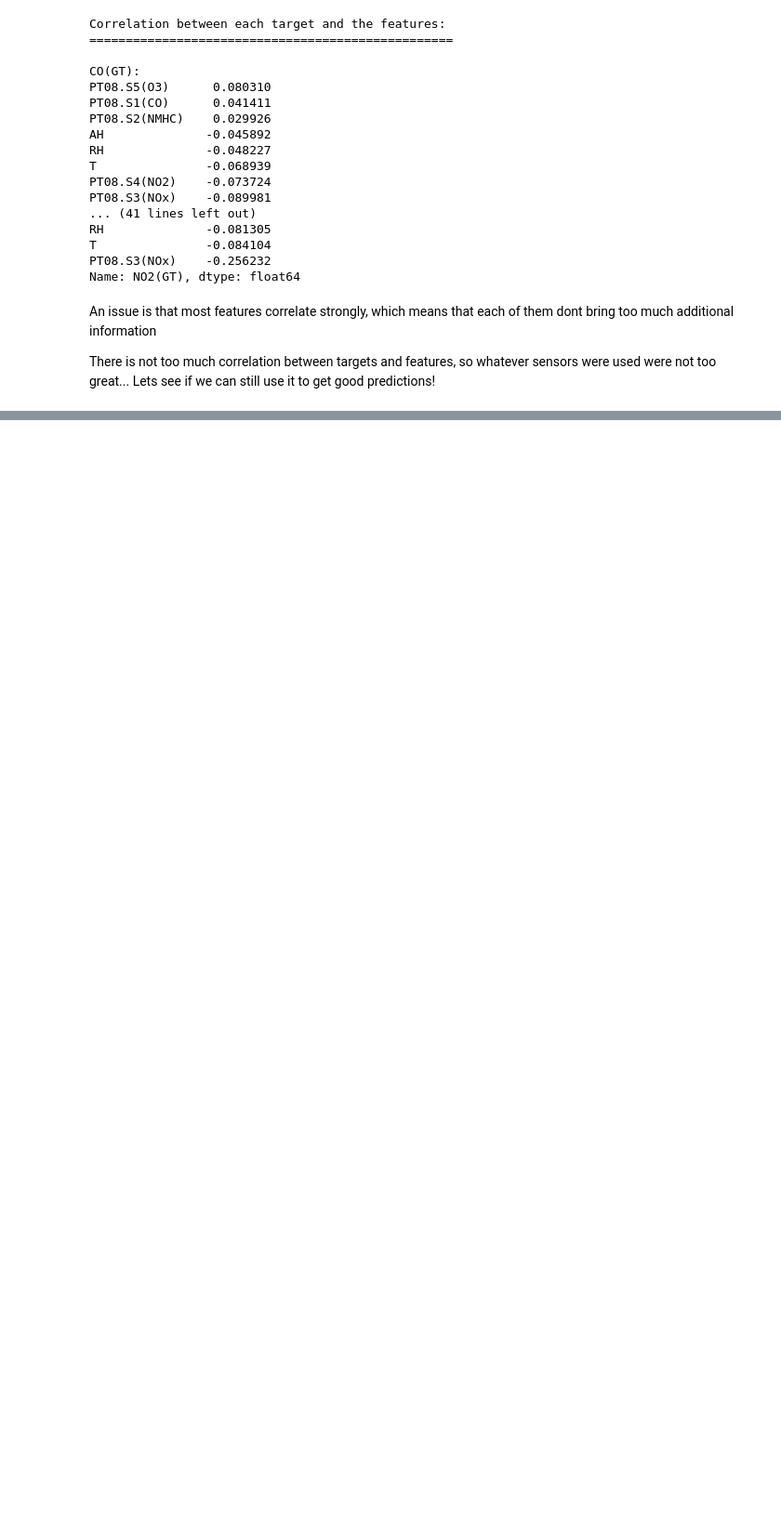
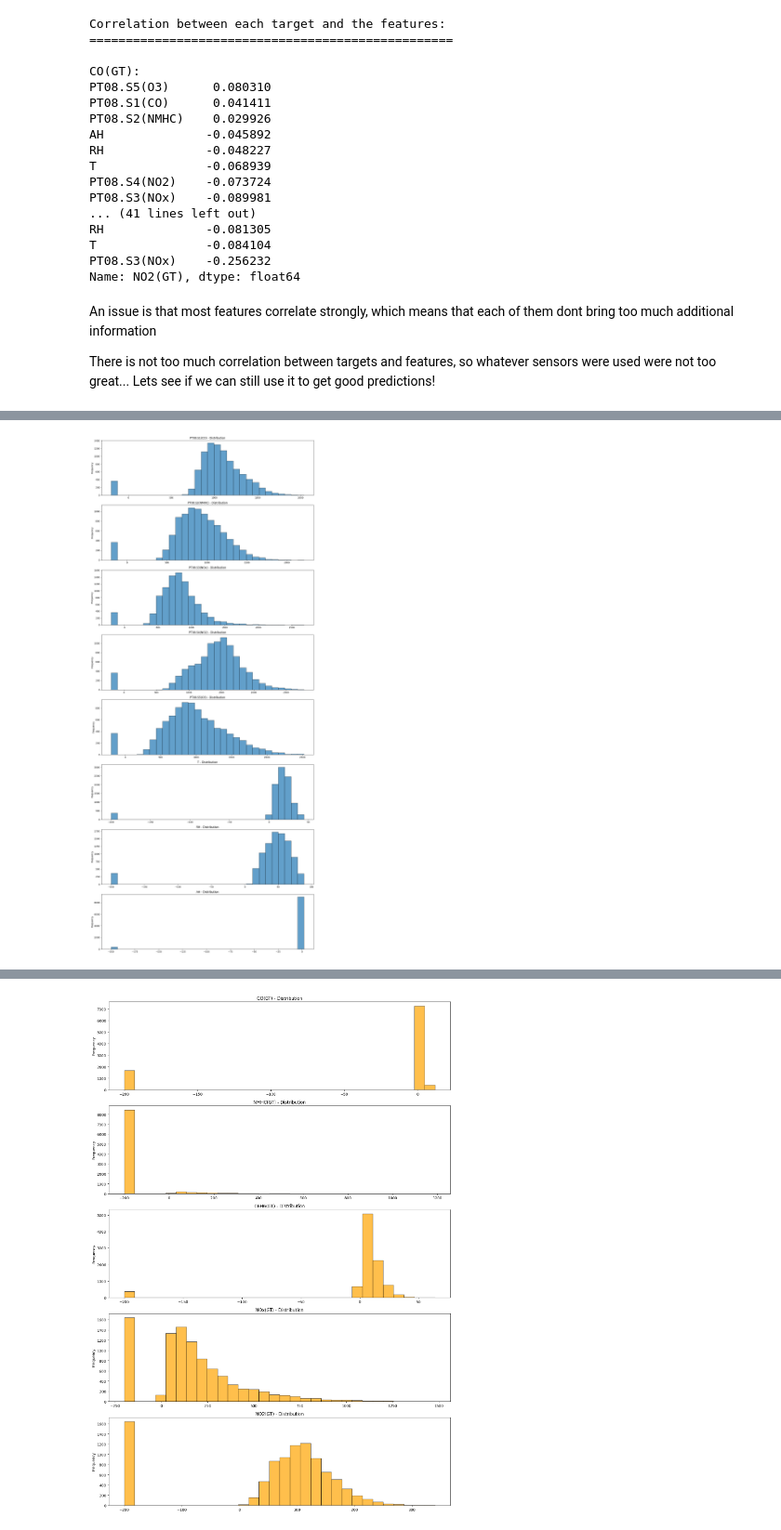
Before and after one commit to SannaNishantLarsson/ml-portfolio, a Jupyter notebook: 05_project1.ipynb, the cells around one changed output, grey strips where cells are left out. Shown at 93% size. Drawn from its saved outputs; the diff is of its cells as text; code cells hidden in the pictures; blank space fills up the shorter version.

```diff
--- a/05_project1.ipynb
+++ b/05_project1.ipynb
@@ -200,3 +200,68 @@ Name: NO2(GT), dtype: float64
 An issue is that most features correlate strongly, which means that each of them dont bring too much additional information
 
 There is not too much correlation between targets and features, so whatever sensors were used were not too great... Lets see if we can still use it to get good predictions!
+# %%
+## Outliers and Distribution Analysis
+
+# Display distributions and detect outliers for features
+print("FEATURES - Distribution and Outlier Analysis:")
+print("="*70)
+
+fig, axes = plt.subplots(len(features), 1, figsize=(14, 4*len(features)))
+
+for idx, feature in enumerate(features):
+    if feature in df.columns:
+        data = df[feature].dropna()
+
+        # Histogram
+        axes[idx].hist(data, bins=30, edgecolor='black', alpha=0.7)
+        axes[idx].set_title(f'{feature} - Distribution')
+        axes[idx].set_ylabel('Frequency')
+
+        # Calculate outliers using IQR method
+        Q1 = data.quantile(0.25)
+        Q3 = data.quantile(0.75)
+        IQR = Q3 - Q1
+        lower_bound = Q1 - 1.5 * IQR
+        upper_bound = Q3 + 1.5 * IQR
+        outliers = data[(data < lower_bound) | (data > upper_bound)]
+
+        print(f"\n{feature}:")
+        print(f"  Mean: {data.mean():.2f}, Std: {data.std():.2f}")
+        print(f"  Min: {data.min():.2f}, Max: {data.max():.2f}")
+        print(f"  Outliers count: {len(outliers)} ({len(outliers)/len(data)*100:.2f}%)")
+
+plt.tight_layout()
+plt.show()
+
+# Display distributions and detect outliers for targets
+print("\n\nTARGETS - Distribution and Outlier Analysis:")
+print("="*70)
+
+fig, axes = plt.subplots(len(targets), 1, figsize=(14, 4*len(targets)))
+
+for idx, target in enumerate(targets):
+    if target in df.columns:
+        data = df[target].dropna()
+
+        # Histogram
+        axes[idx].hist(data, bins=30, edgecolor='black', alpha=0.7, color='orange')
+        axes[idx].set_title(f'{target} - Distribution')
+        axes[idx].set_ylabel('Frequency')
+
+        # Calculate outliers using IQR method
+        Q1 = data.quantile(0.25)
+        Q3 = data.quantile(0.75)
+        IQR = Q3 - Q1
+        lower_bound = Q1 - 1.5 * IQR
+        upper_bound = Q3 + 1.5 * IQR
+        outliers = data[(data < lower_bound) | (data > upper_bound)]
+
+        print(f"\n{target}:")
+        print(f"  Mean: {data.mean():.2f}, Std: {data.std():.2f}")
+        print(f"  Min: {data.min():.2f}, Max: {data.max():.2f}")
+        print(f"  Outliers count: {len(outliers)} ({len(outliers)/len(data)*100:.2f}%)")
+
+plt.tight_layout()
+plt.show()
+# %% [output]
@@ -202,0 +285 @@ There is not too much correlation between targets and features, so whatever sens
+[figure, added]
@@ -202,0 +303 @@ There is not too much correlation between targets and features, so whatever sens
+[figure, added]
```
Also changed, not shown: parts of 4 cells of this notebook.
